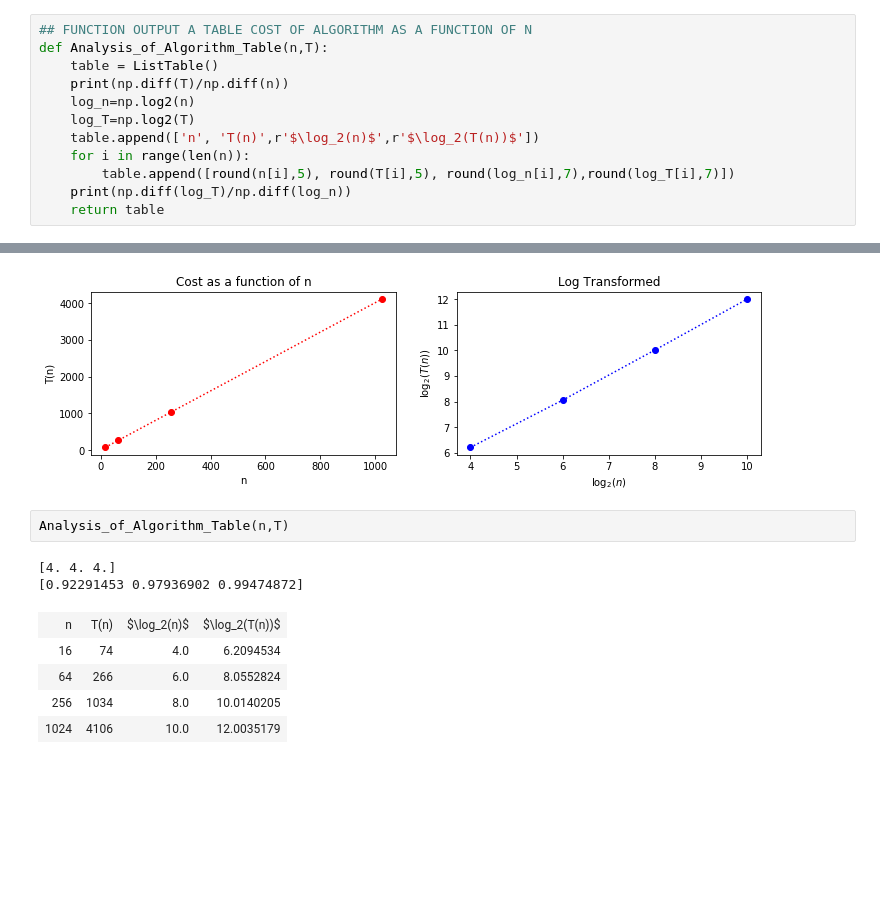
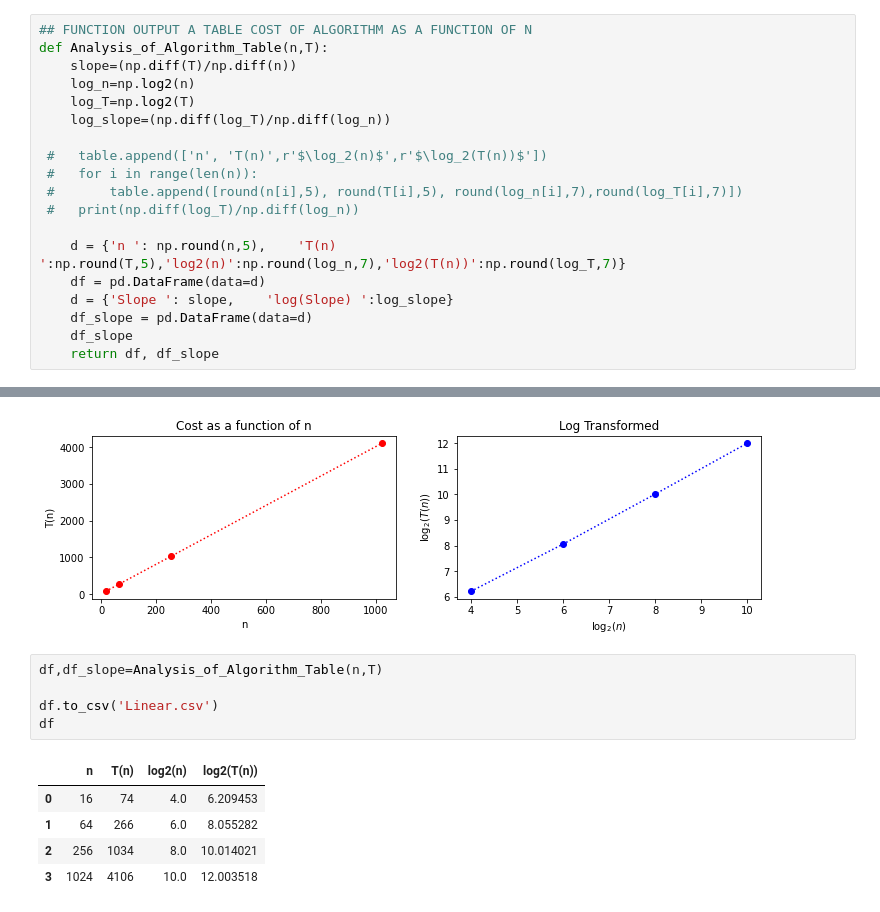
Before and after one commit to john-s-butler-dit/Intro-to-Algorithms, a Jupyter notebook: Chapter 1- Introduction_to_Algorithms/Analysis of an Algorithm.ipynb, the cells around one changed output, grey strips where cells are left out. Saved outputs shown, nothing was run; the diff lists cells and outputs as text; blank space fills up the shorter version.

```diff
--- a/Chapter 1- Introduction_to_Algorithms/Analysis of an Algorithm.ipynb
+++ b/Chapter 1- Introduction_to_Algorithms/Analysis of an Algorithm.ipynb
@@ -62,15 +46,22 @@ def Analysis_of_Algorithm(n,T):
 # %%
 ## FUNCTION OUTPUT A TABLE COST OF ALGORITHM AS A FUNCTION OF N
 def Analysis_of_Algorithm_Table(n,T):
-    table = ListTable()
-    print(np.diff(T)/np.diff(n))
+    slope=(np.diff(T)/np.diff(n))
     log_n=np.log2(n)
     log_T=np.log2(T)
-    table.append(['n', 'T(n)',r'$\log_2(n)$',r'$\log_2(T(n))$'])
-    for i in range(len(n)):
-        table.append([round(n[i],5), round(T[i],5), round(log_n[i],7),round(log_T[i],7)])
-    print(np.diff(log_T)/np.diff(log_n))
-    return table
+    log_slope=(np.diff(log_T)/np.diff(log_n))
+
+ #   table.append(['n', 'T(n)',r'$\log_2(n)$',r'$\log_2(T(n))$'])
+ #   for i in range(len(n)):
+ #       table.append([round(n[i],5), round(T[i],5), round(log_n[i],7),round(log_T[i],7)])
+ #   print(np.diff(log_T)/np.diff(log_n))
+
+    d = {'n ': np.round(n,5),    'T(n) ':np.round(T,5),'log2(n)':np.round(log_n,7),'log2(T(n))':np.round(log_T,7)}
+    df = pd.DataFrame(data=d)
+    d = {'Slope ': slope,    'log(Slope) ':log_slope}
+    df_slope = pd.DataFrame(data=d)
+    df_slope
+    return df, df_slope
 # %% [markdown]
 ### Example Linear Algorithm
 The figure below show a plot of linear algorithm,
@@ -84,13 +75,14 @@ Analysis_of_Algorithm(n,T)
 # %% [output]
 The plots below shows the Cost as a function of n (left) and the log transformed (right).
 [figure]
-# %%
-Analysis_of_Algorithm_Table(n,T)
-# %% [output]
-[4. 4. 4.]
-[0.92291453 0.97936902 0.99474872]
-| n | T(n) | $\log_2(n)$ | $\log_2(T(n))$ |
-| 16 | 74 | 4.0 | 6.2094534 |
-| 64 | 266 | 6.0 | 8.0552824 |
-| 256 | 1034 | 8.0 | 10.0140205 |
-| 1024 | 4106 | 10.0 | 12.0035179 |
+# %%
+df,df_slope=Analysis_of_Algorithm_Table(n,T)
+
+df.to_csv('Linear.csv')
+df
+# %% [output]
+|  | n | T(n) | log2(n) | log2(T(n)) |
+| 0 | 16 | 74 | 4.0 | 6.209453 |
+| 1 | 64 | 266 | 6.0 | 8.055282 |
+| 2 | 256 | 1034 | 8.0 | 10.014021 |
+| 3 | 1024 | 4106 | 10.0 | 12.003518 |
```
Also changed, not shown: parts of 21 cells of this notebook, 7 other files.
